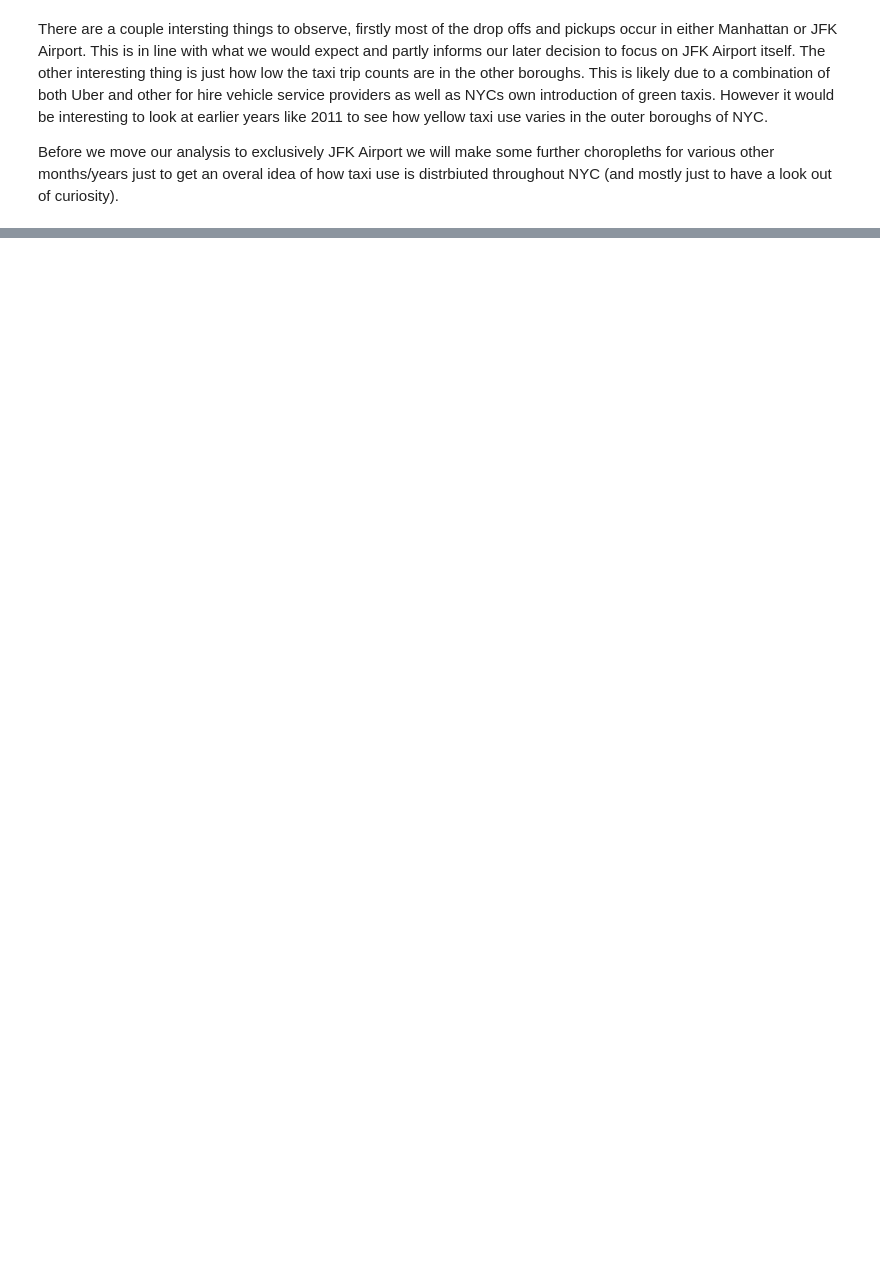
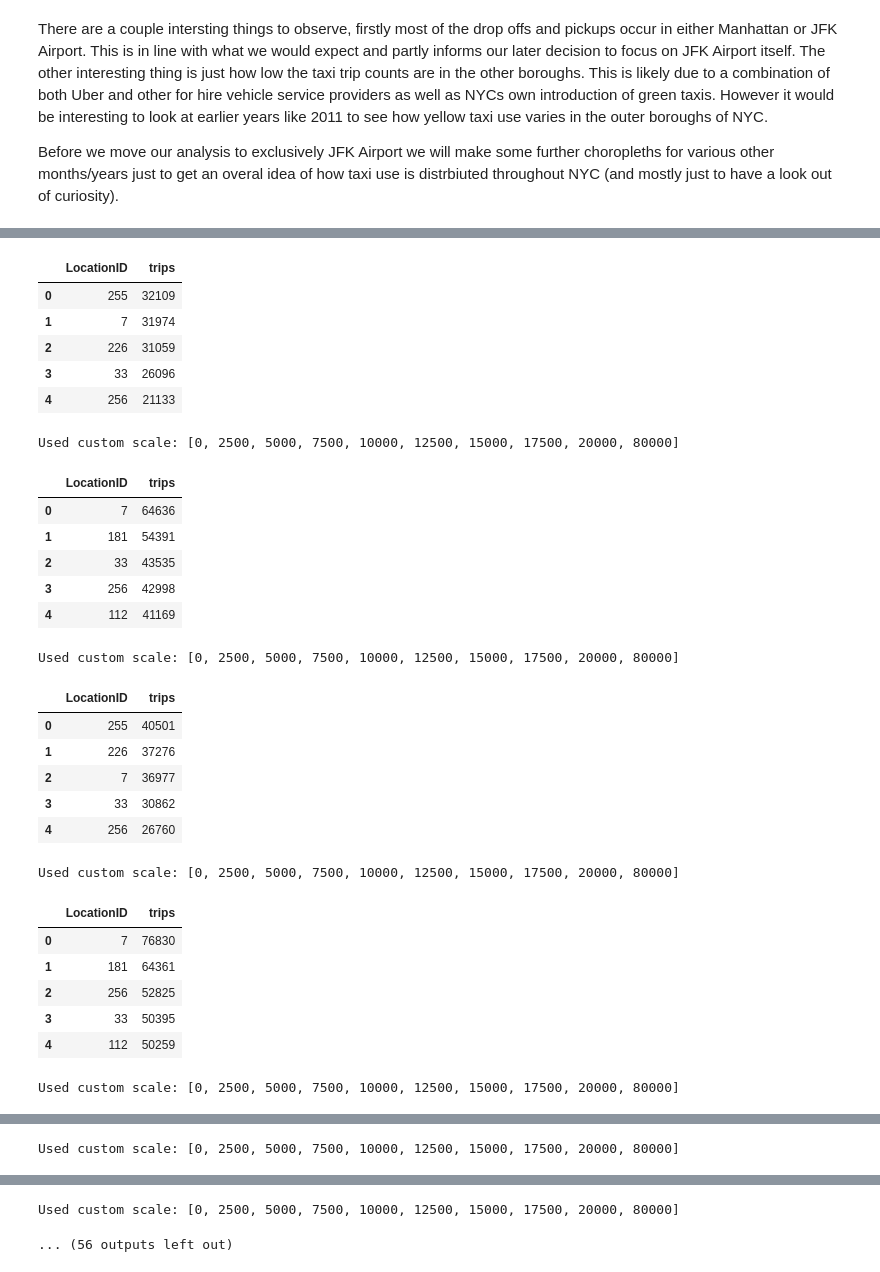
Before and after one commit to William-Ogilvie/NYC-taxi-data-analysis, a Jupyter notebook: notebooks/EDA.ipynb, the cells around one changed output, grey strips where cells are left out. Saved outputs shown, nothing was run; the diff lists cells and outputs as text; code cells hidden in the pictures; blank space fills up the shorter version.

```diff
--- a/notebooks/EDA.ipynb
+++ b/notebooks/EDA.ipynb
@@ -263,0 +350,77 @@ trips_count
+# %%
+# Years and months to investigate
+years = [2011, 2016, 2020, 2025]
+
+months = ["01", "03", "06", "08", "12"]
+
+# List of locationIDs of zones to drop
+drop_zones = [132, 138, 264, 265]
+
+# Drop Manhattan rows from geo spatial data
+geo_data_no_manhattan = make_borough_mask_geo_data(taxi_zones_folium, "Manhattan")
+
+# Drop the ids in drop_zones
+geo_data_no_manhattan = drop_id_geo_data(geo_data_no_manhattan, drop_zones)
+
+# Again for easier comparsion we will fix the scale, from investiagtion the maximum trip counts that occur are around just under 80,000 so we will create 8 bins going up in 10,000s
+scale = np.arange(0, 20001, 2500).tolist()
+scale.append(80000)
+
+for year in years:
+    for month in months:
+        # Skip 06-2025, 08-2025 and 12-2025 as they don't exist yet
+        if (year == 2025) and (month == "06" or month == "08" or month == "12"):
+            continue
+
+        # Load data frame
+        df = pd.read_parquet(DATA_DIR_RAW + f"yellow_tripdata_{str(year)}-{month}.parquet")
+
+        # Drop Manhattan from the df we need two data frames, one where we drop in the pick ups, one where we drop in the drop offs
+        df_pu = make_borough_mask_df(taxi_zone_lookup, df, "Manhattan", "PU")
+        df_do = make_borough_mask_df(taxi_zone_lookup, df, "Manhattan", "DO")
+
+        # Drop the ids from drop_zones in the df
+        df_pu = drop_id_df(df_pu, drop_zones, "PU")
+        df_do = drop_id_df(df_do, drop_zones, "DO")
+
+        # Create pick up Choropleth
+        m_3 = make_choropleth(df_pu, "PULocationID", geo_data_no_manhattan, taxi_zone_lookup, f" no Manhattan {month} {year}", scale)
+
+        # Export to HTML file
+        m_3.save(f"../reports/maps/PULocationID_count_by_zone_{str(year)}_{month}_small_scale.html")
+
+
+        # Create drop off Choropleth
+        m_4 = make_choropleth(df_do, "DOLocationID", geo_data_no_manhattan, taxi_zone_lookup, f" no Manhattan {month} {year}", scale)
+
+        # Export to HTML file
+        m_4.save(f"../reports/maps/DOLocationID_count_by_zone_{str(year)}_{month}_small_scale.html")
+# %% [output]
+|  | LocationID | trips |
+| 0 | 255 | 32109 |
+| 1 | 7 | 31974 |
+| 2 | 226 | 31059 |
+| 3 | 33 | 26096 |
+| 4 | 256 | 21133 |
+Used custom scale: [0, 2500, 5000, 7500, 10000, 12500, 15000, 17500, 20000, 80000]
+|  | LocationID | trips |
+| 0 | 7 | 64636 |
+| 1 | 181 | 54391 |
+| 2 | 33 | 43535 |
+| 3 | 256 | 42998 |
+| 4 | 112 | 41169 |
+Used custom scale: [0, 2500, 5000, 7500, 10000, 12500, 15000, 17500, 20000, 80000]
+|  | LocationID | trips |
+| 0 | 255 | 40501 |
+| 1 | 226 | 37276 |
+| 2 | 7 | 36977 |
+| 3 | 33 | 30862 |
+| 4 | 256 | 26760 |
+Used custom scale: [0, 2500, 5000, 7500, 10000, 12500, 15000, 17500, 20000, 80000]
+|  | LocationID | trips |
+| 0 | 7 | 76830 |
+| 1 | 181 | 64361 |
+| 2 | 256 | 52825 |
+| 3 | 33 | 50395 |
+| 4 | 112 | 50259 |
+Used custom scale: [0, 2500, 5000, 7500, 10000, 12500, 15000, 17500, 20000, 80000]
@@ -263,0 +433 @@ trips_count
+Used custom scale: [0, 2500, 5000, 7500, 10000, 12500, 15000, 17500, 20000, 80000]
@@ -263,0 +440,2 @@ trips_count
+Used custom scale: [0, 2500, 5000, 7500, 10000, 12500, 15000, 17500, 20000, 80000]
+... (56 outputs left out)
```
Also changed, not shown: parts of 15 cells of this notebook, 6 other files.
